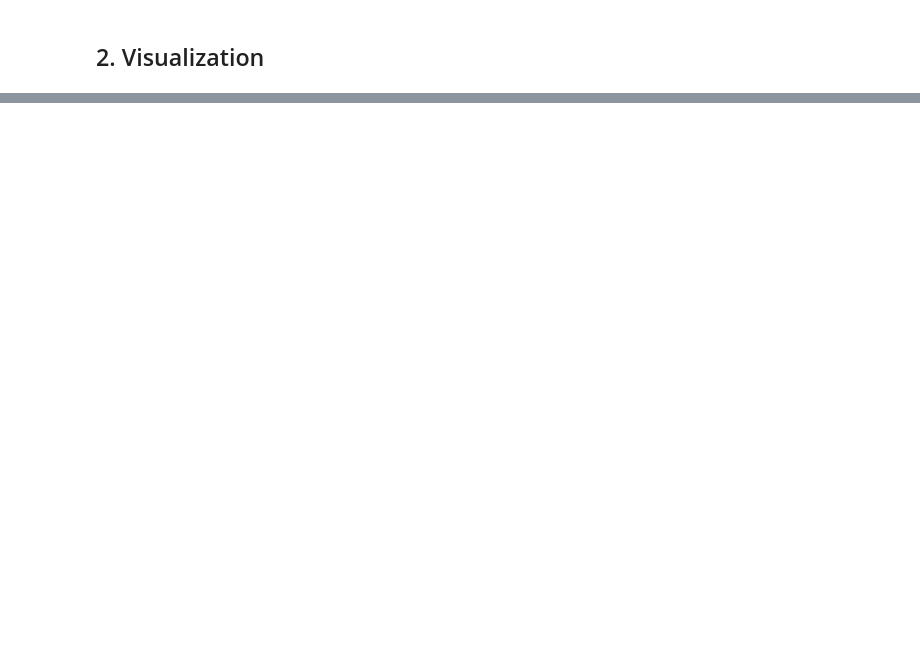
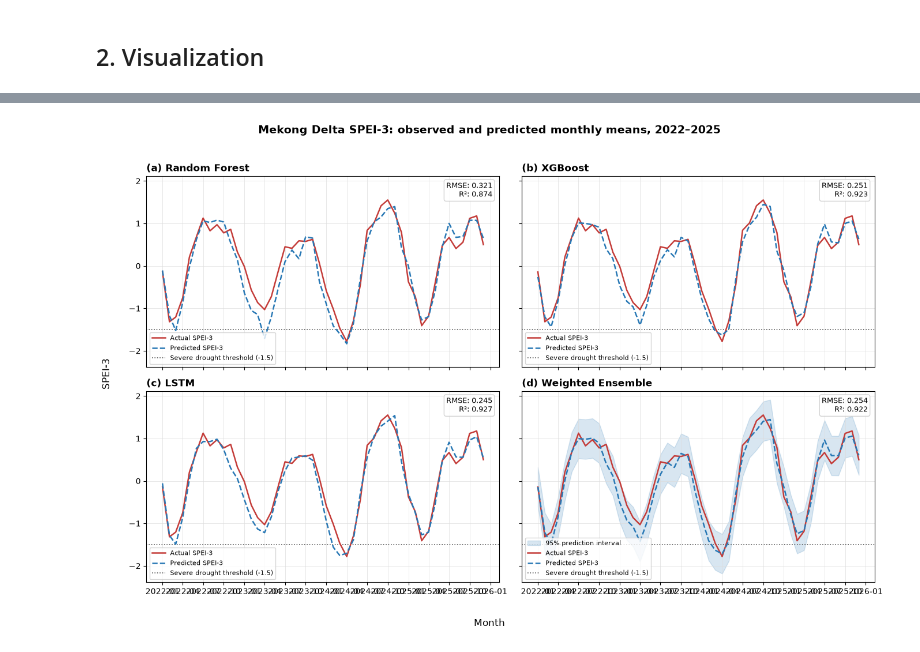
Before and after one commit to TThuyTrang/Drought-Prediction, a Jupyter notebook: notebooks/07_model_evaluation.ipynb, the cells around one changed output, grey strips where cells are left out. Saved outputs shown, nothing was run; the diff lists cells and outputs as text; code cells hidden in the pictures; blank space fills up the shorter version.

Commit message:
docs(figures): sync evaluation plots and notebooks to main

```diff
--- a/notebooks/07_model_evaluation.ipynb
+++ b/notebooks/07_model_evaluation.ipynb
@@ -40,0 +60,80 @@ plt.show()
+# %%
+from pathlib import Path
+import matplotlib.dates as mdates
+
+forecast_dir = Path('../data/gold/drought_forecasting')
+figure_dir = Path('../reports/figures')
+figure_dir.mkdir(parents=True, exist_ok=True)
+
+model_specs = [
+    {'name': 'Random Forest', 'file': 'rf_forecast_predictions_2022_2025.csv',
+     'prediction': 'predicted_spei_3m', 'date': 'valid_time'},
+    {'name': 'XGBoost', 'file': 'xgboost_predictions_2022_2025.csv',
+     'prediction': 'predicted_spei_3m', 'date': 'valid_time'},
+    {'name': 'LSTM', 'file': 'lstm_predictions_2022_2025.csv',
+     'prediction': 'predicted_spei_3m', 'date': 'valid_time'},
+    {'name': 'Weighted Ensemble', 'file': 'weighted_ensemble_predictions_2022_2025.csv',
+     'prediction': 'weighted_ensemble', 'date': None},
+]
+
+regional_model_data = {}
+model_metrics = []
+for spec in model_specs:
+    frame = pd.read_csv(forecast_dir / spec['file'])
+    if spec['date'] is None:
+        frame['_date'] = pd.to_datetime(dict(year=frame['year'], month=frame['month'], day=1))
+    else:
+        frame['_date'] = pd.to_datetime(frame[spec['date']]).dt.to_period('M').dt.to_timestamp()
+    value_columns = ['actual_spei_3m', spec['prediction']]
+    has_interval = spec['name'] == 'Weighted Ensemble'
+    if has_interval:
+        value_columns += ['weighted_ensemble_pi95_lower', 'weighted_ensemble_pi95_upper']
+    valid = frame.dropna(subset=value_columns)
+    regional_model_data[spec['name']] = valid.groupby('_date')[value_columns].mean().sort_index()
+    model_metrics.append({
+        'Model': spec['name'],
+        'RMSE': np.sqrt(mean_squared_error(valid['actual_spei_3m'], valid[spec['prediction']])),
+        'R²': r2_score(valid['actual_spei_3m'], valid[spec['prediction']]),
+    })
+
+panel_specs = [
+    ('Random Forest', 'a'), ('XGBoost', 'b'),
+    ('LSTM', 'c'), ('Weighted Ensemble', 'd'),
+]
+fig, axes = plt.subplots(2, 2, figsize=(14, 9), sharex=True, sharey=True)
+for ax, (model_name, panel) in zip(axes.flat, panel_specs):
+    regional = regional_model_data[model_name]
+    if model_name == 'Weighted Ensemble':
+        ax.fill_between(
+            regional.index,
+            regional['weighted_ensemble_pi95_lower'],
+            regional['weighted_ensemble_pi95_upper'],
+            color='#2878B5', alpha=0.18, label='95% prediction interval', zorder=1,
+        )
+    ax.plot(regional.index, regional['actual_spei_3m'], color='#C43C39',
+            linewidth=1.8, label='Actual SPEI-3', zorder=3)
+    prediction_column = next(spec['prediction'] for spec in model_specs if spec['name'] == model_name)
+    ax.plot(regional.index, regional[prediction_column], color='#2878B5',
+            linestyle='--', linewidth=1.8, label='Predicted SPEI-3', zorder=3)
+    ax.axhline(-1.5, color='#555555', linestyle=':', linewidth=1.2,
+               label='Severe drought threshold (-1.5)', zorder=2)
+    metric = next(item for item in model_metrics if item['Model'] == model_name)
+    ax.text(0.98, 0.97, f"RMSE: {metric['RMSE']:.3f}\nR²: {metric['R²']:.3f}",
+            transform=ax.transAxes, ha='right', va='top', fontsize=9,
+            bbox={'boxstyle': 'round,pad=0.3', 'facecolor': 'white', 'alpha': 0.85, 'edgecolor': '#cccccc'})
+    ax.set_title(f'({panel}) {model_name}', loc='left', fontweight='bold')
+    ax.xaxis.set_major_locator(mdates.MonthLocator(interval=3))
+    ax.xaxis.set_major_formatter(mdates.DateFormatter('%Y-%m'))
+    ax.grid(True, color='#dddddd', linewidth=0.6, alpha=0.8)
+    ax.legend(loc='lower left', fontsize=8, frameon=True)
+
+fig.supxlabel('Month')
+fig.supylabel('SPEI-3')
+fig.suptitle('Mekong Delta SPEI-3: observed and predicted monthly means, 2022–2025',
+             fontsize=14, fontweight='bold')
+fig.tight_layout(rect=(0.02, 0.02, 1, 0.96))
+fig.savefig(figure_dir / 'grid_models_comparison_2022_2025.png', dpi=300, bbox_inches='tight')
+plt.show()
+display(pd.DataFrame(model_metrics).set_index('Model').round(3))
+# %% [output]
+[figure, added]
```
Also changed, not shown: parts of 8 cells of this notebook, 7 other files.
